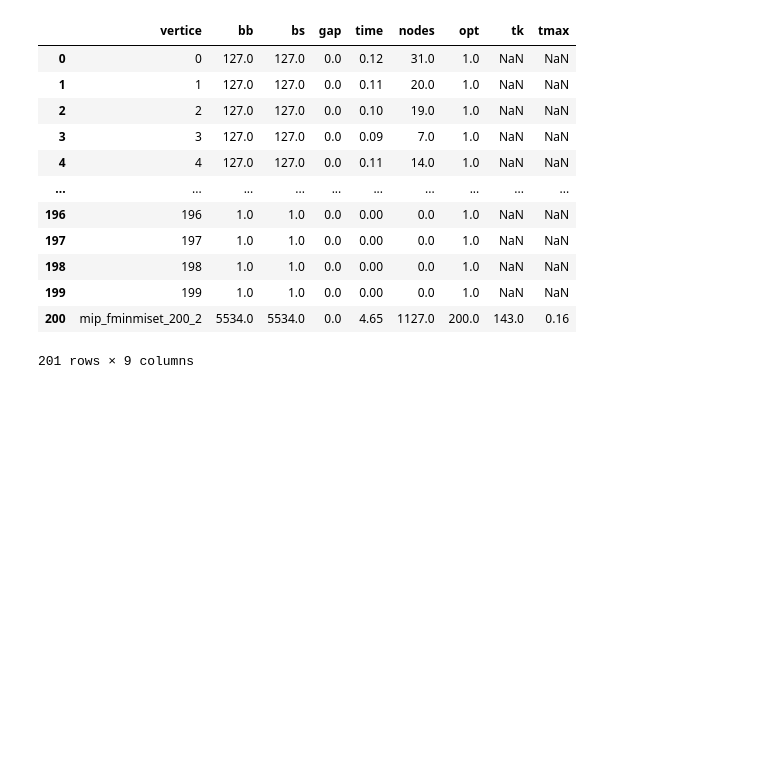
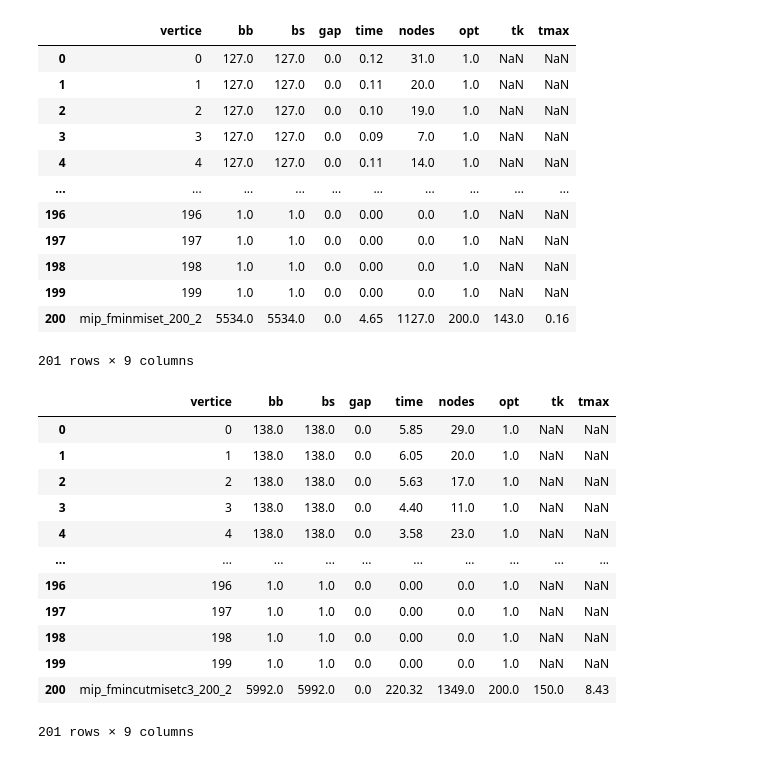
Before and after one commit to jesusossian/tukey, a Jupyter notebook: notebook/mip_fmin_internet_200_2.ipynb, the cells around one changed output. Saved outputs shown, nothing was run; the diff lists cells and outputs as text; code cells hidden in the pictures; blank space fills up the shorter version.

```diff
--- a/notebook/mip_fmin_internet_200_2.ipynb
+++ b/notebook/mip_fmin_internet_200_2.ipynb
@@ -360,3 +360,47 @@ mip_internet_miset
 | 199 | 199 | 1.0 | 1.0 | 0.0 | 0.00 | 0.0 | 1.0 | NaN | NaN |
 | 200 | mip_fminmiset_200_2 | 5534.0 | 5534.0 | 0.0 | 4.65 | 1127.0 | 200.0 | 143.0 | 0.16 |
 201 rows × 9 columns
+# %%
+form_="fmincutmisetc3"
+
+file=f"../result/{inst_}/{method_}/{ver_}/{method_}_{form_}_{inst_}_{dim_}_{id_}.txt"
+
+df = pd.DataFrame()
+df = pd.read_csv(file,header=None,sep=';')
+
+table = pd.DataFrame()
+table = pd.concat([table, df], ignore_index=True)
+table.columns = ['vertice','bb','bs','gap','time','nodes','opt']
+
+resume = pd.DataFrame({
+    'vertice':f"{method_}_{form_}_{dim_}_{id_}",
+    'bb':table["bb"].sum(),
+    'bs':table["bs"].sum(),
+    'gap':table['gap'].sum(),
+    'time':table['time'].sum(),
+    'nodes':table['nodes'].sum(),
+    'opt':table['opt'].sum(),
+    "tk":table["bs"].max(),
+    "tmax":table["time"].max()
+    },index=[f"{form_}_{inst_}_{dim_}_{id_}"]
+)
+
+table = pd.concat([table, resume], ignore_index=True)
+mip_internet_cutmisetc3 = table
+mip_internet_cutmisetc3
+
+#print(mip_internet_cut_misetc3[['vertice','bb','bs','gap','time','nodes','opt']].to_latex(index=False,float_format="%.2f"))
+# %% [output]
+|  | vertice | bb | bs | gap | time | nodes | opt | tk | tmax |
+| 0 | 0 | 138.0 | 138.0 | 0.0 | 5.85 | 29.0 | 1.0 | NaN | NaN |
+| 1 | 1 | 138.0 | 138.0 | 0.0 | 6.05 | 20.0 | 1.0 | NaN | NaN |
+| 2 | 2 | 138.0 | 138.0 | 0.0 | 5.63 | 17.0 | 1.0 | NaN | NaN |
+| 3 | 3 | 138.0 | 138.0 | 0.0 | 4.40 | 11.0 | 1.0 | NaN | NaN |
+| 4 | 4 | 138.0 | 138.0 | 0.0 | 3.58 | 23.0 | 1.0 | NaN | NaN |
+| ... | ... | ... | ... | ... | ... | ... | ... | ... | ... |
+| 196 | 196 | 1.0 | 1.0 | 0.0 | 0.00 | 0.0 | 1.0 | NaN | NaN |
+| 197 | 197 | 1.0 | 1.0 | 0.0 | 0.00 | 0.0 | 1.0 | NaN | NaN |
+| 198 | 198 | 1.0 | 1.0 | 0.0 | 0.00 | 0.0 | 1.0 | NaN | NaN |
+| 199 | 199 | 1.0 | 1.0 | 0.0 | 0.00 | 0.0 | 1.0 | NaN | NaN |
+| 200 | mip_fmincutmisetc3_200_2 | 5992.0 | 5992.0 | 0.0 | 220.32 | 1349.0 | 200.0 | 150.0 | 8.43 |
+201 rows × 9 columns
```
Also changed, not shown: parts of 5 cells of this notebook, 33 other files.
